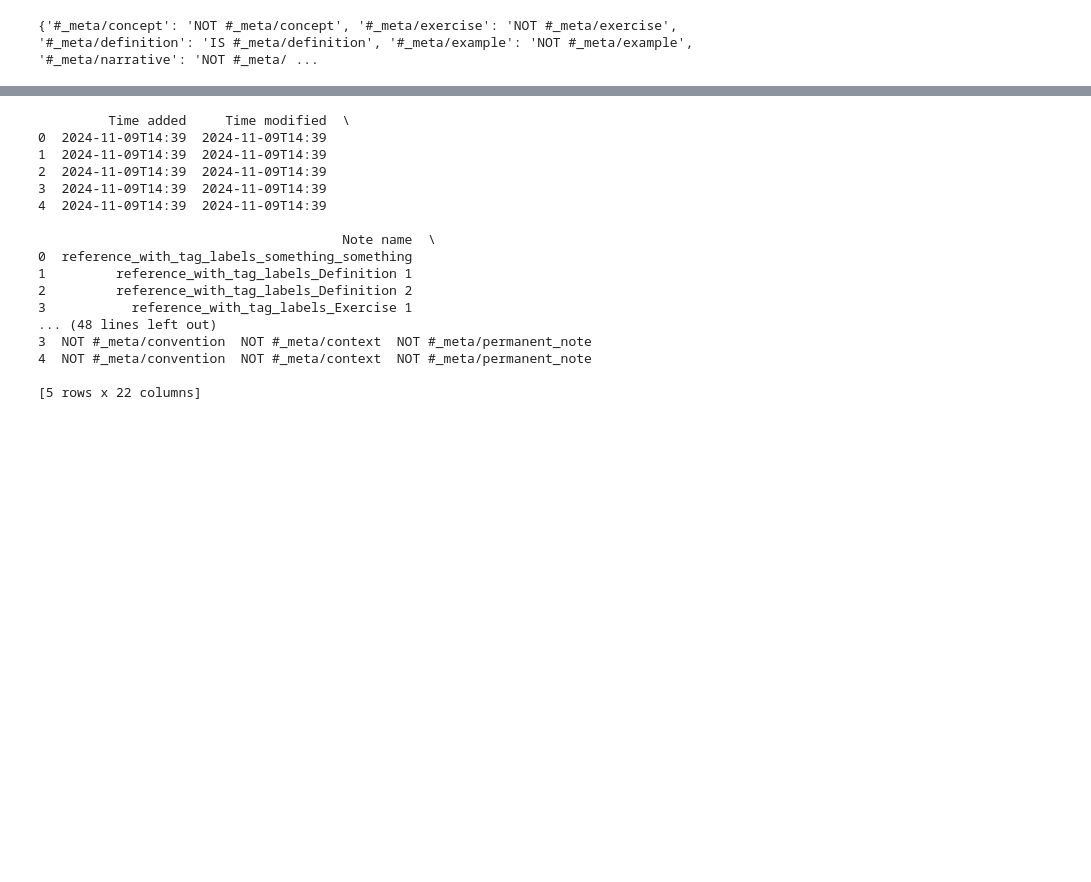
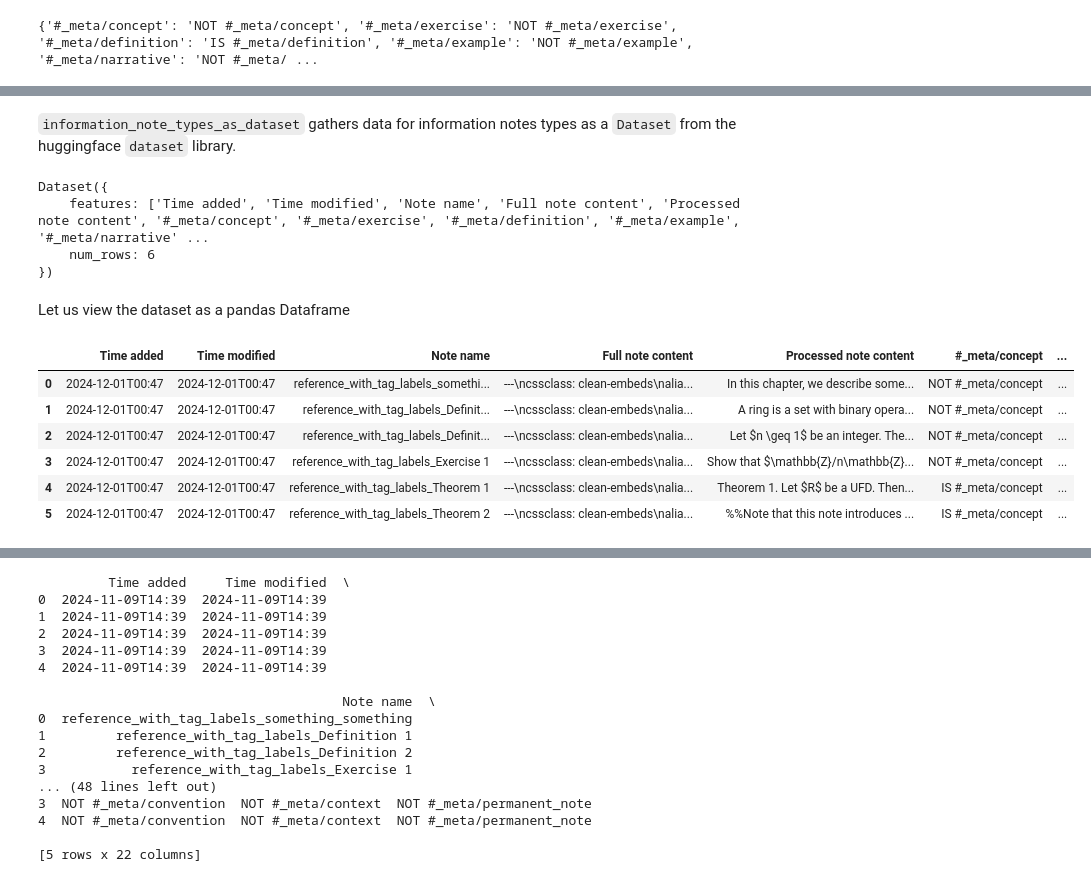
Before and after one commit to hyunjongkimmath/trouver, a Jupyter notebook: nbs/23_markdown.obsidian.personal.machine_learning.information_note_types.ipynb, the cells around one changed output, grey strips where cells are left out. Saved outputs shown, nothing was run; the diff lists cells and outputs as text; code cells hidden in the pictures; blank space fills up the shorter version.

```diff
--- a/nbs/23_markdown.obsidian.personal.machine_learning.information_note_types.ipynb
+++ b/nbs/23_markdown.obsidian.personal.machine_learning.information_note_types.ipynb
@@ -229,0 +280,38 @@ The way that data for information note types should be obtained is fairly simple
+# %%
+#| export
+def information_note_types_as_dataset(
+        vault: PathLike,  # The vault from which the notes come from; this is to invoke `process_standard_information_note`.
+        notes: list[VaultNote],  # Assumed to only contain standard information notes from which note type labels are to be gathered.
+        raise_error_that_arises: bool = True, # If `True`, raise errors that arise as data is gathered from individual notes. Otherwise, print the would-be error message for individual notes, but do not include the data from the note.
+        ) -> Dataset:
+    data = labels_and_identifying_info_from_notes(vault, notes, raise_error_that_arises)
+    dataset = Dataset.from_dict({k: [dic[k] for dic in data] for k in data[0]})
+    return dataset
+# %% [markdown]
+`information_note_types_as_dataset` gathers data for information notes types as a `Dataset` from the huggingface `dataset` library.
+# %%
+test_vault = _test_directory() / 'test_vault_6'
+index_note = VaultNote(test_vault, name='_index_1_introduction_reference_with_tag_labels')
+# There shoudl be 6 notes
+notes = notes_linked_in_note(index_note, as_dict=False)
+dataset = information_note_types_as_dataset(test_vault, notes)
+dataset
+# test_eq(len(df), 6)
+# df.head()
+# %% [output]
+Dataset({
+    features: ['Time added', 'Time modified', 'Note name', 'Full note content', 'Processed note content', '#_meta/concept', '#_meta/exercise', '#_meta/definition', '#_meta/example', '#_meta/narrative' ...
+    num_rows: 6
+})
+# %% [markdown]
+Let us view the dataset as a pandas Dataframe
+# %%
+dataset.to_pandas()
+# %% [output]
+|  | Time added | Time modified | Note name | Full note content | Processed note content | #_meta/concept | ... |
+| 0 | 2024-12-01T00:47 | 2024-12-01T00:47 | reference_with_tag_labels_somethi... | ---\ncssclass: clean-embeds\nalia... | In this chapter, we describe some... | NOT #_meta/concept | ... |
+| 1 | 2024-12-01T00:47 | 2024-12-01T00:47 | reference_with_tag_labels_Definit... | ---\ncssclass: clean-embeds\nalia... | A ring is a set with binary opera... | NOT #_meta/concept | ... |
+| 2 | 2024-12-01T00:47 | 2024-12-01T00:47 | reference_with_tag_labels_Definit... | ---\ncssclass: clean-embeds\nalia... | Let $n \geq 1$ be an integer. The... | NOT #_meta/concept | ... |
+| 3 | 2024-12-01T00:47 | 2024-12-01T00:47 | reference_with_tag_labels_Exercise 1 | ---\ncssclass: clean-embeds\nalia... | Show that $\mathbb{Z}/n\mathbb{Z}... | NOT #_meta/concept | ... |
+| 4 | 2024-12-01T00:47 | 2024-12-01T00:47 | reference_with_tag_labels_Theorem 1 | ---\ncssclass: clean-embeds\nalia... | Theorem 1. Let $R$ be a UFD. Then... | IS #_meta/concept | ... |
+| 5 | 2024-12-01T00:47 | 2024-12-01T00:47 | reference_with_tag_labels_Theorem 2 | ---\ncssclass: clean-embeds\nalia... | %%Note that this note introduces ... | IS #_meta/concept | ... |
```
Also changed, not shown: parts of 10 cells of this notebook, 19 other files.
